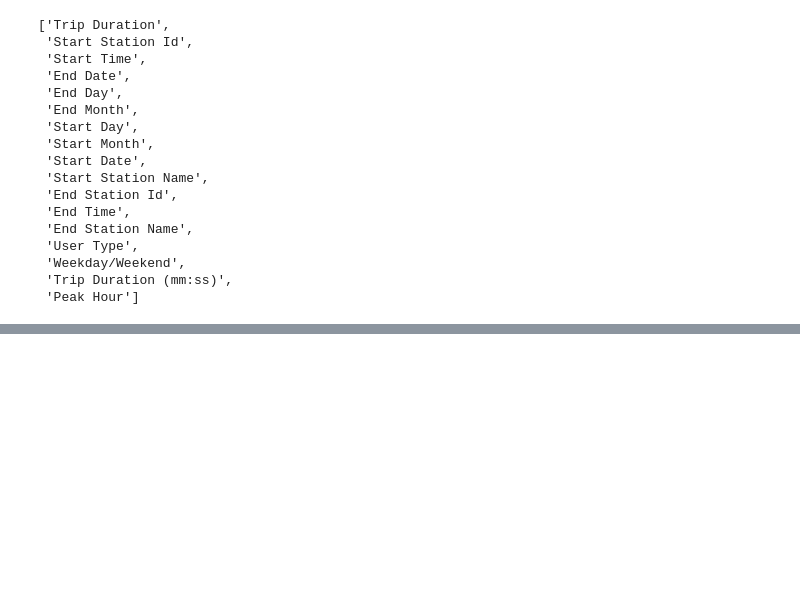
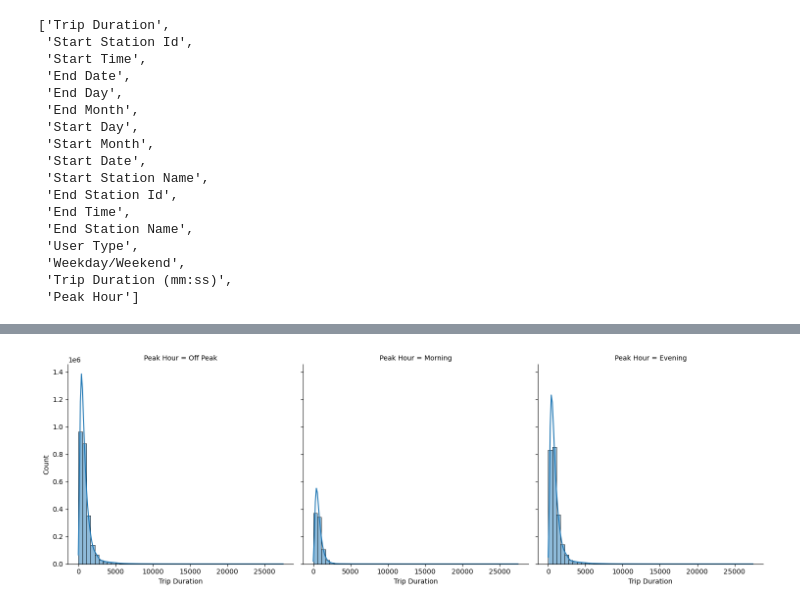
Before and after one commit to ziadharmanani/INF1340-Ridership-Analysis, a Jupyter notebook: rideshare_cleaning.ipynb, the cells around one changed output, grey strips where cells are left out. Cells and saved outputs as stored; diff of their text form; code cells hidden in the pictures; blank space fills up the shorter version.

```diff
--- a/rideshare_cleaning.ipynb
+++ b/rideshare_cleaning.ipynb
@@ -300,0 +492,7 @@ df.sample(10)
+# %%
+#plot
+sns.displot(data=df, x='Trip Duration', col='Peak Hour', kind='hist', kde='show', bins = 50)
+
+plt.show()
+# %% [output]
+[figure, added]
```
Also changed, not shown: parts of 23 cells of this notebook.
